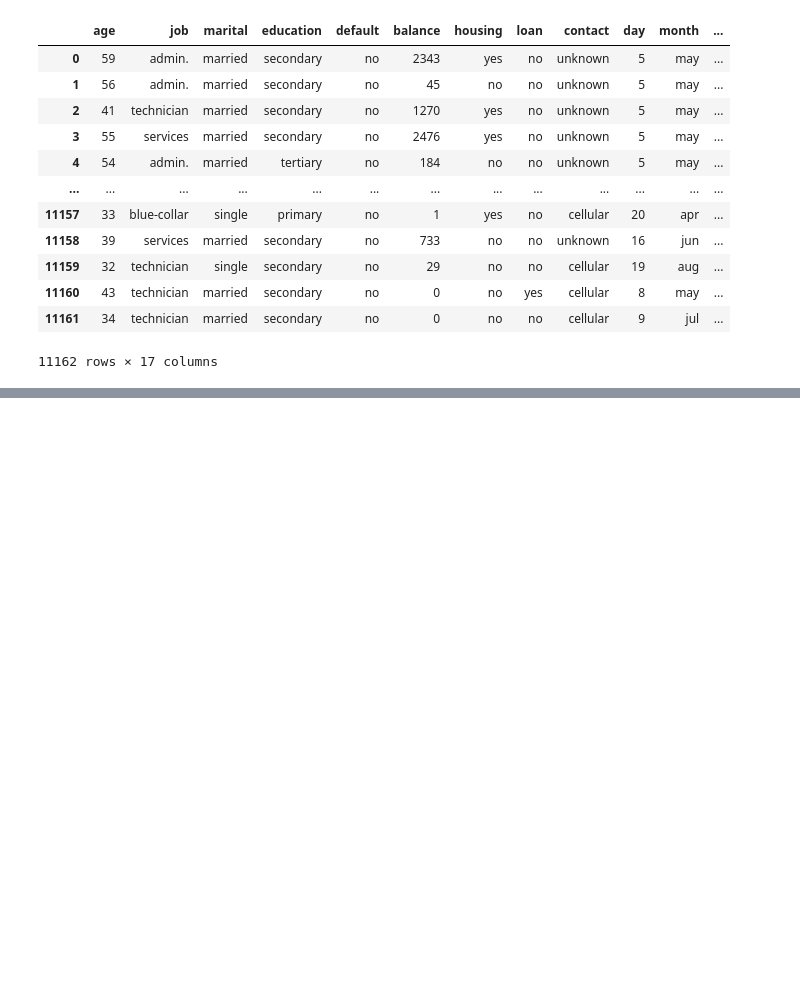
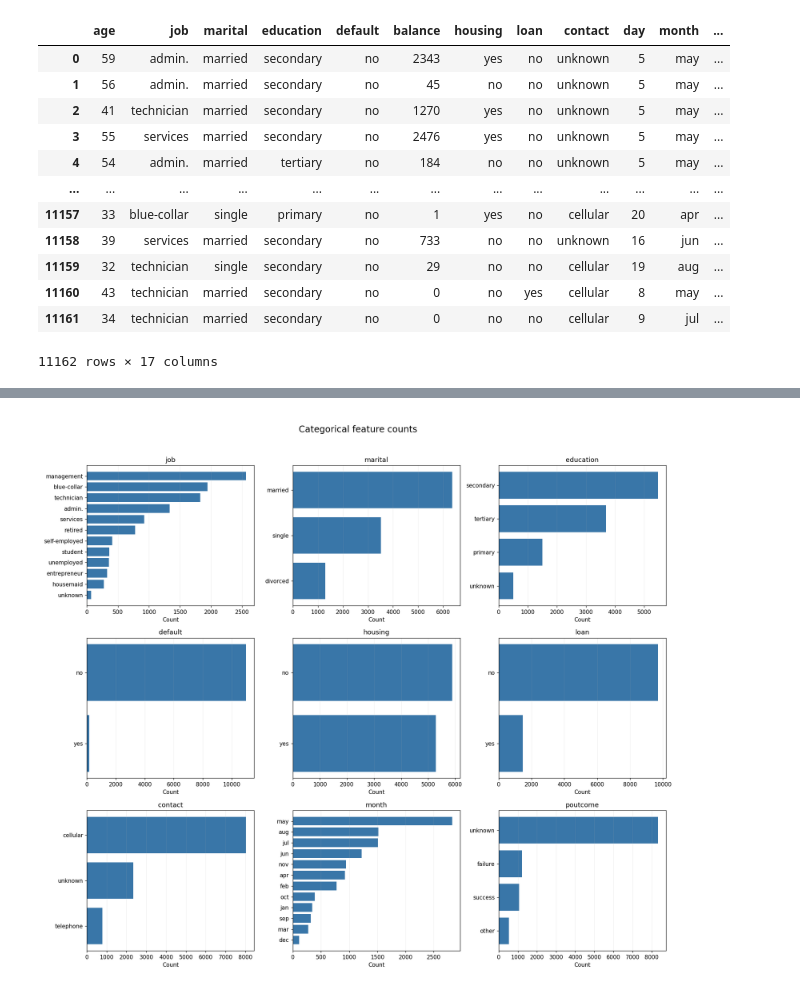
Before and after one commit to lance-kluge/bankChurnML, a Jupyter notebook: bankChurn.ipynb, the cells around one changed output, grey strips where cells are left out. Cells and saved outputs as stored; diff of their text form; code cells hidden in the pictures; blank space fills up the shorter version.

```diff
--- a/bankChurn.ipynb
+++ b/bankChurn.ipynb
@@ -24,0 +101,19 @@ df
+# %%
+# Use category counts for nonnumeric features, including "unknown" values.
+categorical_features = features.select_dtypes(exclude='number')
+fig, axes = plt.subplots(3, 3, figsize=(16, 14))
+for ax, column in zip(axes.flat, categorical_features.columns):
+    counts = categorical_features[column].value_counts(dropna=False).sort_values()
+    ax.barh(counts.index.astype(str), counts.values, color='#3976a8')
+    ax.set_title(column)
+    ax.set_xlabel('Count')
+    ax.grid(axis='x', alpha=0.2)
+
+for ax in axes.flat[len(categorical_features.columns):]:
+    ax.set_visible(False)
+
+fig.suptitle('Categorical feature counts', fontsize=16)
+fig.tight_layout(rect=(0, 0, 1, 0.96))
+plt.show()
+# %% [output]
+[figure, added]
```
Also changed, not shown: parts of 6 cells of this notebook.
